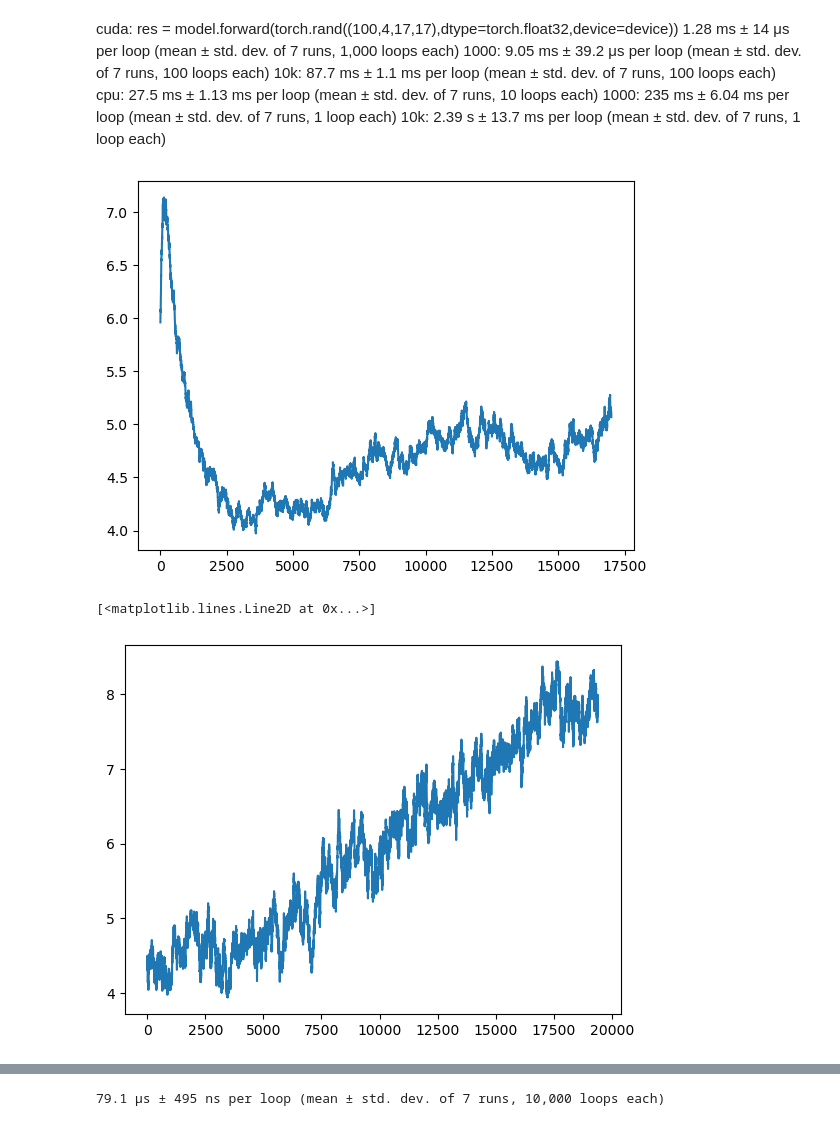
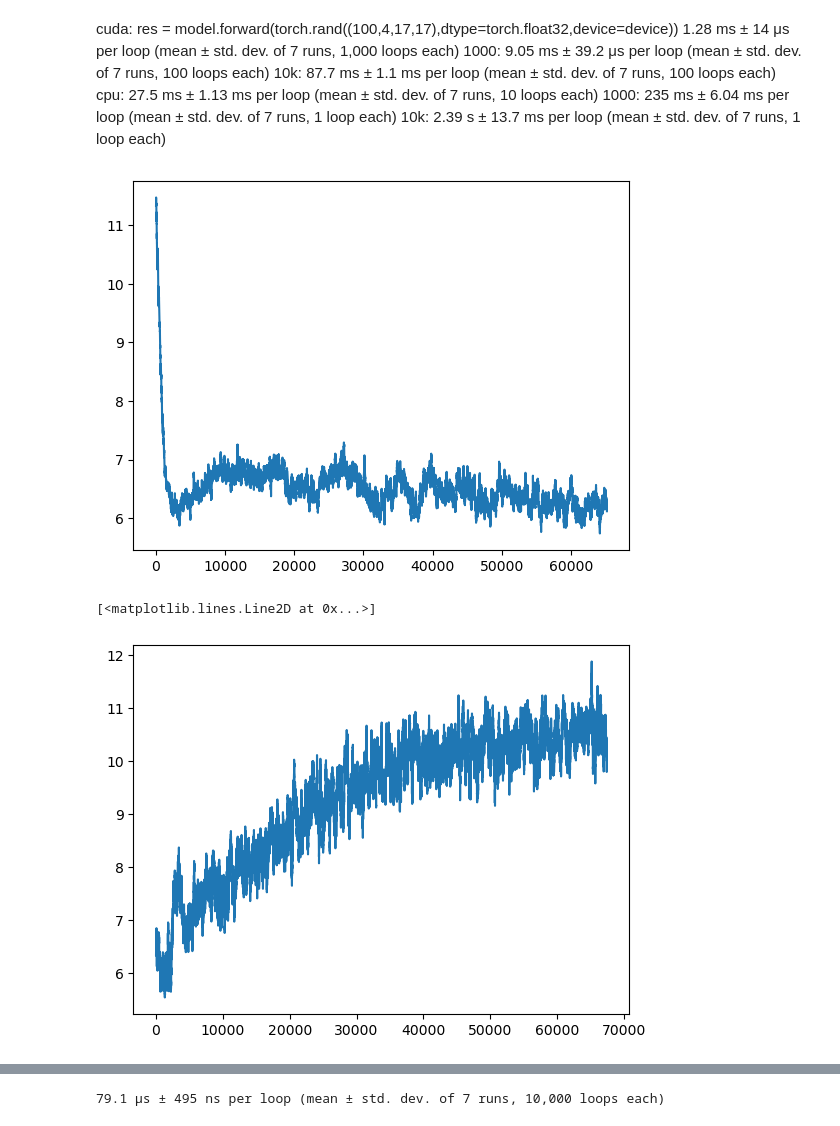
Before and after one commit to anacarsi/ss24_ReinforcementLearning_BomberMan, a Jupyter notebook: agent_code/forth_agent/creation.ipynb, the cells around one changed output, grey strips where cells are left out. Drawn from its saved outputs; the diff is of its cells as text; code cells hidden in the pictures.

```diff
--- a/agent_code/forth_agent/creation.ipynb
+++ b/agent_code/forth_agent/creation.ipynb
@@ -70,34 +70,34 @@ torch.save(model.state_dict(),"model.pth")
 # %%
 # analyze the loss
 # https://stackoverflow.com/questions/5283649/plot-smooth-line-with-pyplot
 from typing import List
 
 
 def smooth(scalars: List[float], weight: float) -> List[float]:  # Weight between 0 and 1
     last = scalars[0]  # First value in the plot (first timestep)
     smoothed = list()
     for point in scalars:
         smoothed_val = last * weight + (1 - weight) * point  # Calculate smoothed value
         smoothed.append(smoothed_val)                        # Save it
         last = smoothed_val                                  # Anchor the last smoothed value
 
     return smoothed
 
 import matplotlib.pyplot as plt
 import numpy as np
-loss = np.load("./2024.09.15-22.18.55_loss_history.npy")
+loss = np.load("./2024.09.16-03.30.51/2024.09.16-03.30.51_loss_history.npy")
 plt.figure()
 #plt.yscale("log")
 plt.plot(smooth(loss,0.99))
 plt.show()
-loss = np.load("./2024.09.15-22.18.55_score_history.npy")
+loss = np.load("./2024.09.16-03.30.51/2024.09.16-03.30.51_score_history.npy")
 plt.figure()
 #plt.yscale("log")
 plt.plot(smooth(loss,0.99)[600:])
 # %% [output]
-[figure, old version]
+[figure, new version]
 [<matplotlib.lines.Line2D at 0x...>]
-[figure, old version]
+[figure, new version]
 # %%
 
 # analyze the loss
```
Also changed, not shown: parts of 1 cell of this notebook, 3 other files.
